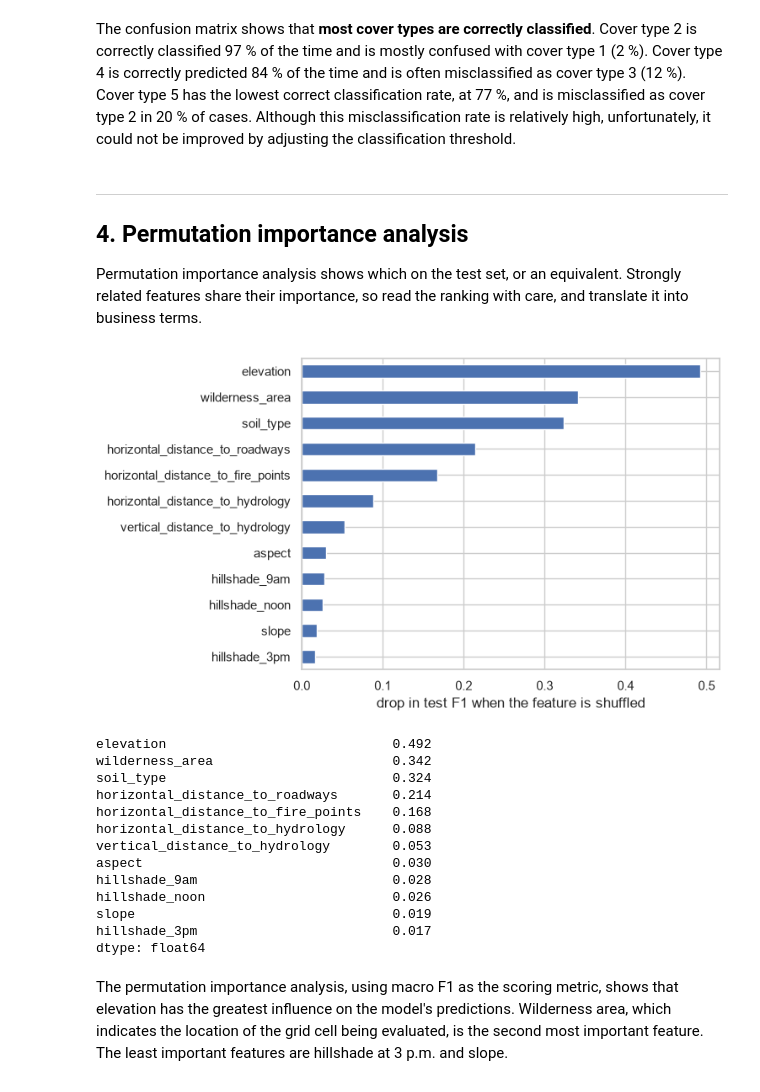
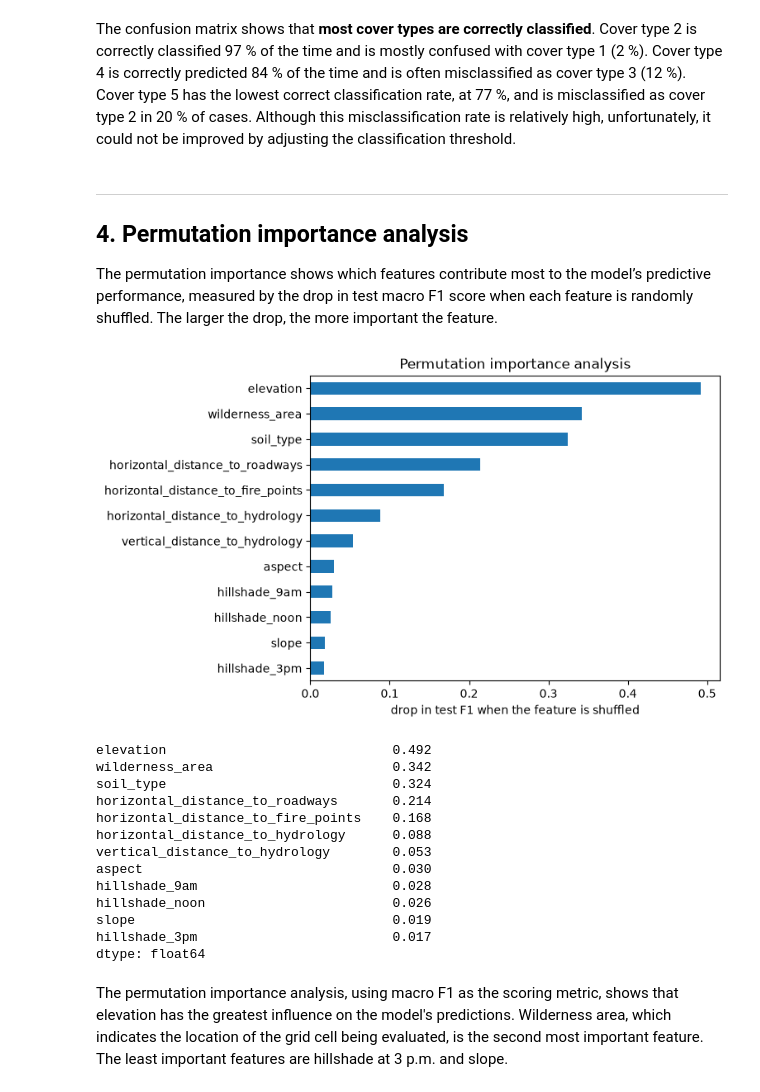
Before and after one commit to zoedoucet/project-2-machine-learning, a Jupyter notebook: notebooks/03_evaluation_and_interpretation.ipynb, the cells around one changed output. Drawn from its saved outputs; the diff is of its cells as text; code cells hidden in the pictures.

```diff
--- a/notebooks/03_evaluation_and_interpretation.ipynb
+++ b/notebooks/03_evaluation_and_interpretation.ipynb
@@ -226,16 +226,17 @@ The confusion matrix shows that **most cover types are correctly classified**. C
 ---
 ## 4. Permutation importance analysis
 
-Permutation importance analysis shows which  on the test set, or an equivalent. Strongly related features share their importance, so read the ranking with care, and translate it into business terms.
+The permutation importance shows which features contribute most to the model’s predictive performance, measured by the drop in test macro F1 score when each feature is randomly shuffled. The larger the drop, the more important the feature.
 # %%
 perm = permutation_importance(model_final, X_test, y_test, scoring="f1_macro", n_repeats=20, random_state=0, n_jobs=-1)
 importance = pd.Series(perm.importances_mean, index=X.columns).sort_values()
 importance.plot.barh()
+plt.title("Permutation importance analysis")
 plt.xlabel("drop in test F1 when the feature is shuffled")
 plt.show()
 importance.sort_values(ascending=False).round(3)
 # %% [output]
-[figure, old version]
+[figure, new version]
 elevation                             0.492
 wilderness_area                       0.342
 soil_type                             0.324
```
Also changed, not shown: parts of 4 cells of this notebook, 3 other files.
